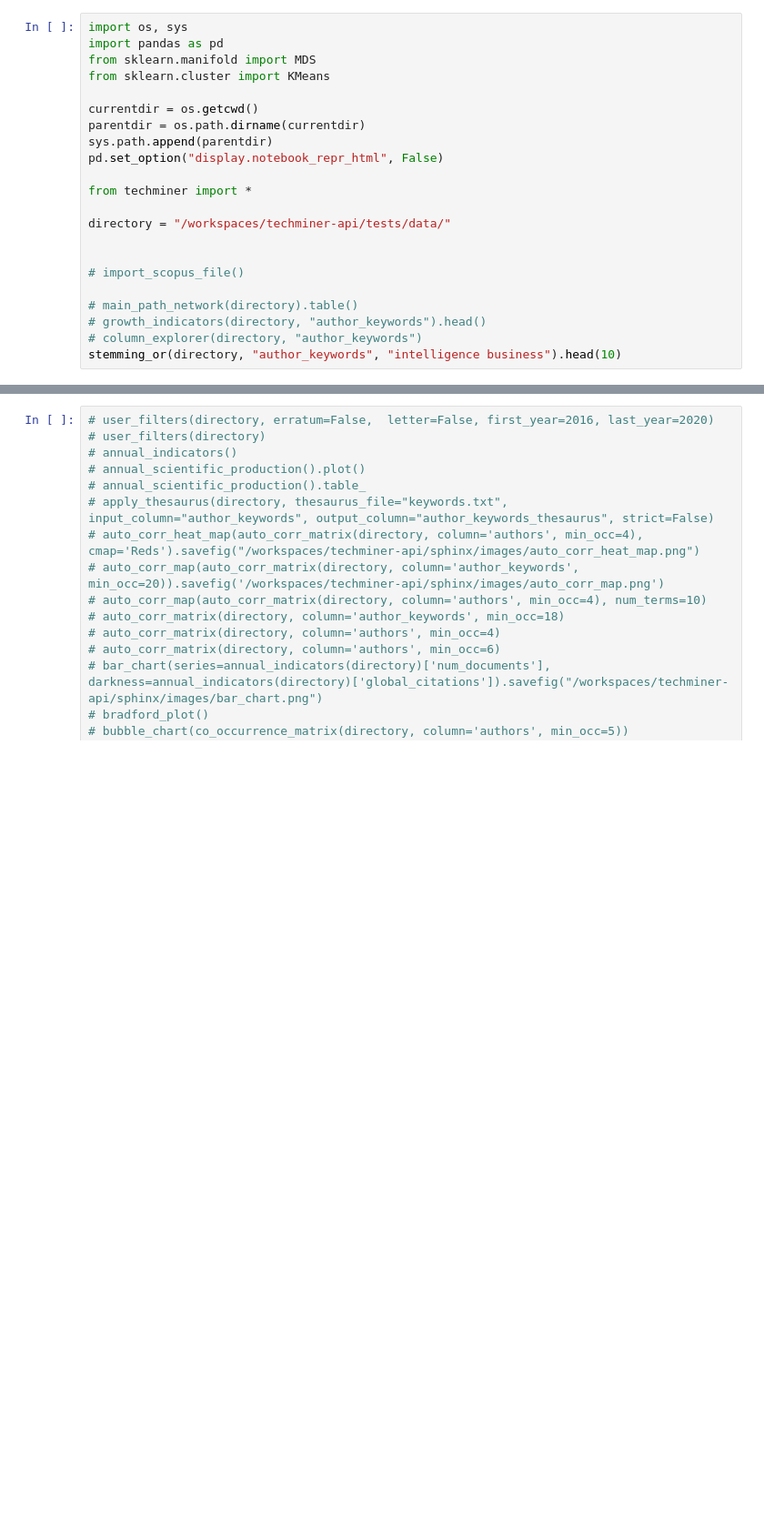
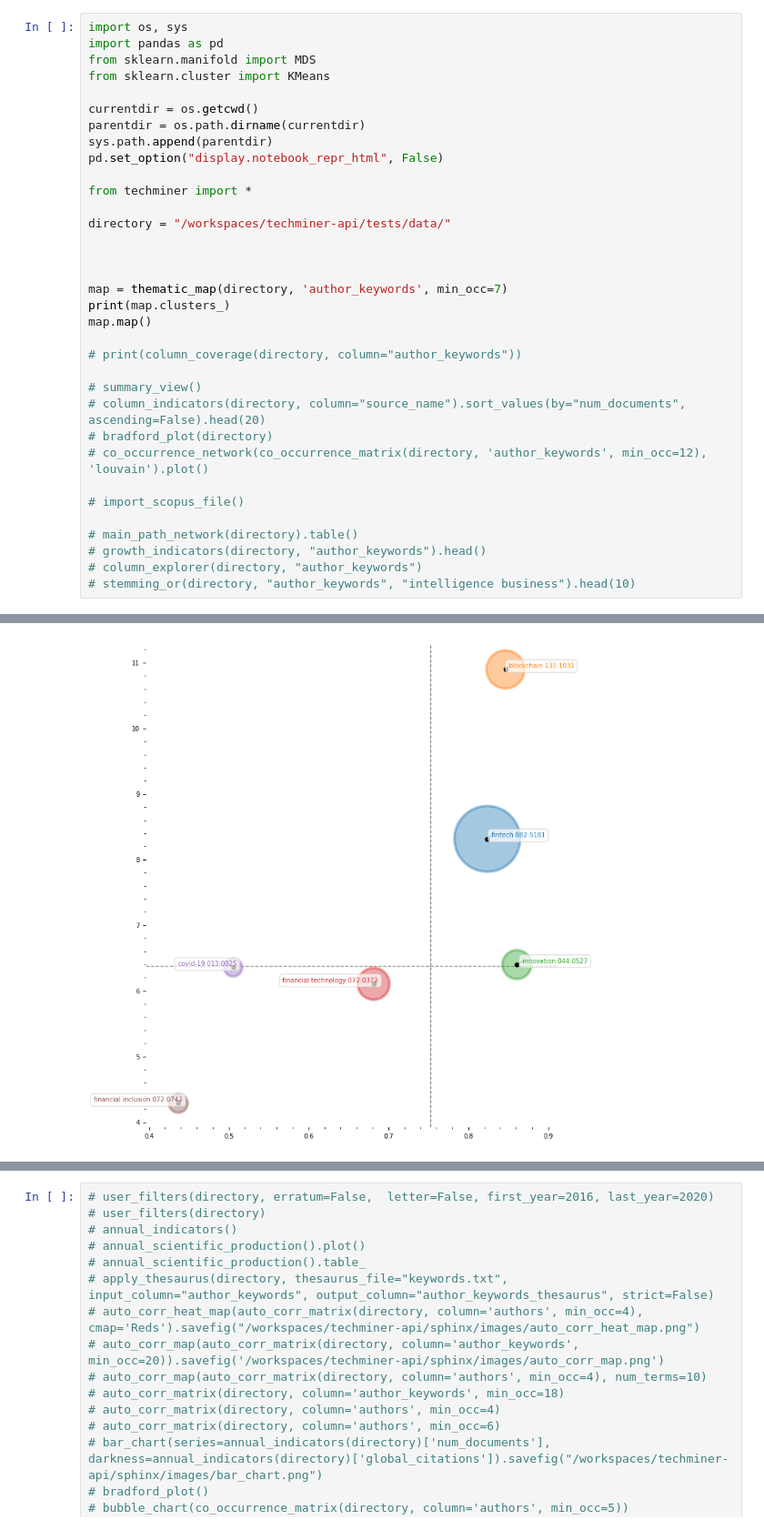
Before and after one commit to jdvelasq/techminer2, a Jupyter notebook: notebooks/debug.ipynb, the cells around one changed output, grey strips where cells are left out. Shown: that part at 91% size. Saved outputs shown, nothing was run; the diff lists cells and outputs as text; blank space fills up the shorter version.

```diff
--- a/notebooks/debug.ipynb
+++ b/notebooks/debug.ipynb
@@ -14,10 +14,22 @@ from techminer import *
 directory = "/workspaces/techminer-api/tests/data/"
 
 
+
+map = thematic_map(directory, 'author_keywords', min_occ=7)
+print(map.clusters_)
+map.map()
+
+# print(column_coverage(directory, column="author_keywords"))
+
+# summary_view()
+# column_indicators(directory, column="source_name").sort_values(by="num_documents", ascending=False).head(20)
+# bradford_plot(directory)
+# co_occurrence_network(co_occurrence_matrix(directory, 'author_keywords', min_occ=12), 'louvain').plot()
+
 # import_scopus_file()
 
 # main_path_network(directory).table()
 # growth_indicators(directory, "author_keywords").head()
 # column_explorer(directory, "author_keywords")
-stemming_or(directory, "author_keywords", "intelligence business").head(10)
+# stemming_or(directory, "author_keywords", "intelligence business").head(10)
 # %% [output]
@@ -35,0 +44 @@ Name: author_keywords, dtype: object
+[figure, added]
```
Also changed, not shown: parts of 2 cells of this notebook, 16 other files.
